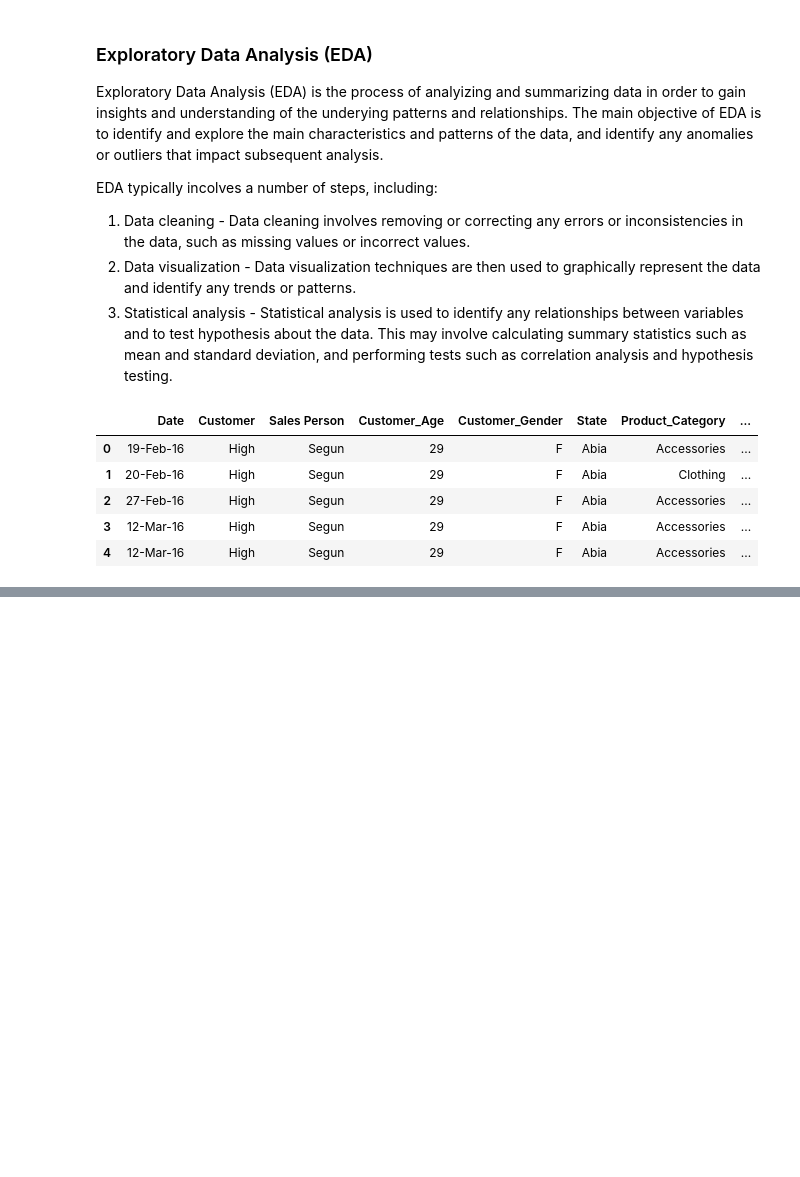
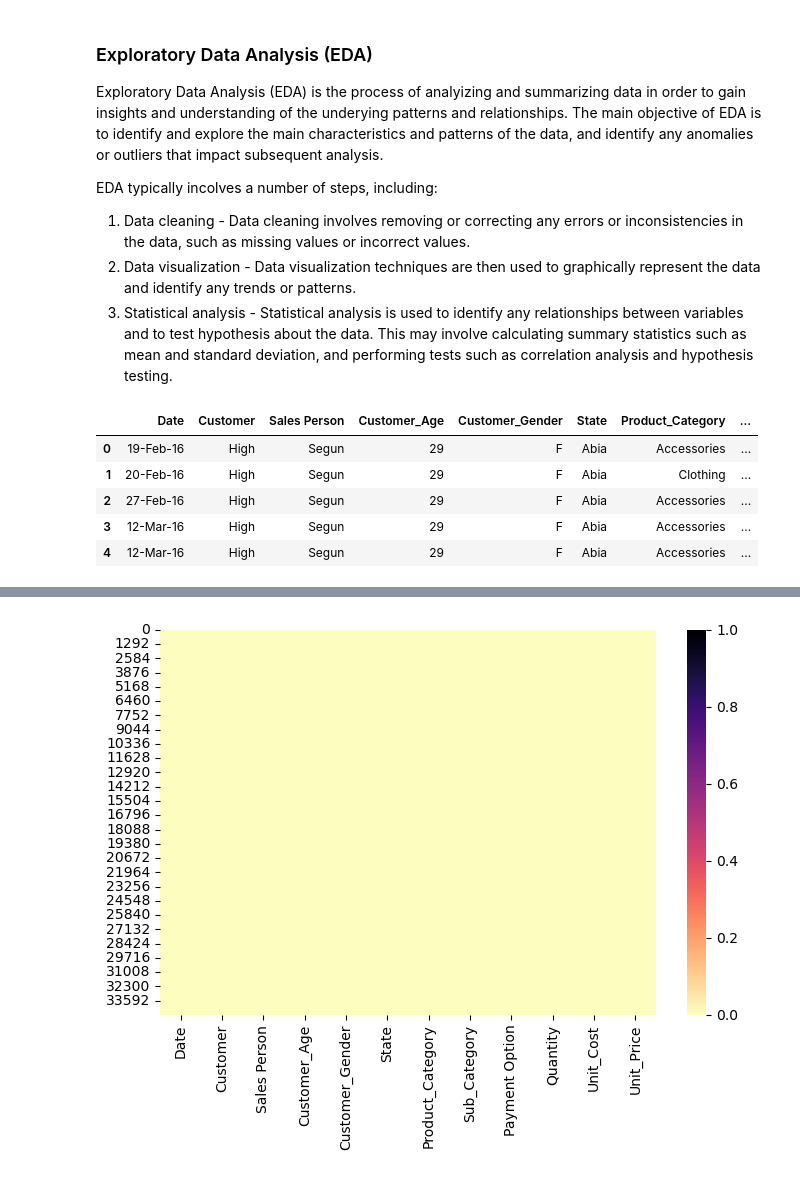
Before and after one commit to chemutai254/ML_Projects, a Jupyter notebook: EDA/Dune_Sales_Analysis.ipynb, the cells around one changed output, grey strips where cells are left out. Cells and saved outputs as stored; diff of their text form; code cells hidden in the pictures; blank space fills up the shorter version.

```diff
--- a/EDA/Dune_Sales_Analysis.ipynb
+++ b/EDA/Dune_Sales_Analysis.ipynb
@@ -43,0 +129,6 @@ df.tail()
+# %%
+# Visualize missing data
+plt.figure(figsize=(8,5))
+sns.heatmap(df.isnull(), cbar=True, cmap="magma_r");
+# %% [output]
+[figure, added]
```
Also changed, not shown: parts of 12 cells of this notebook.
